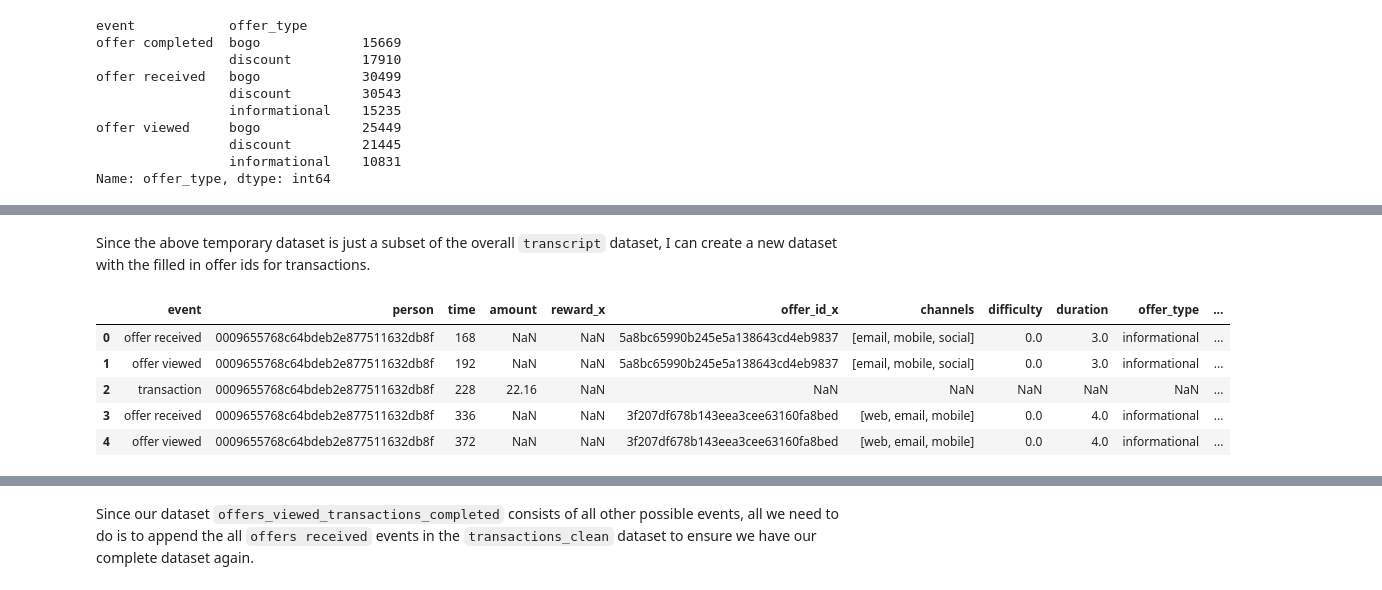
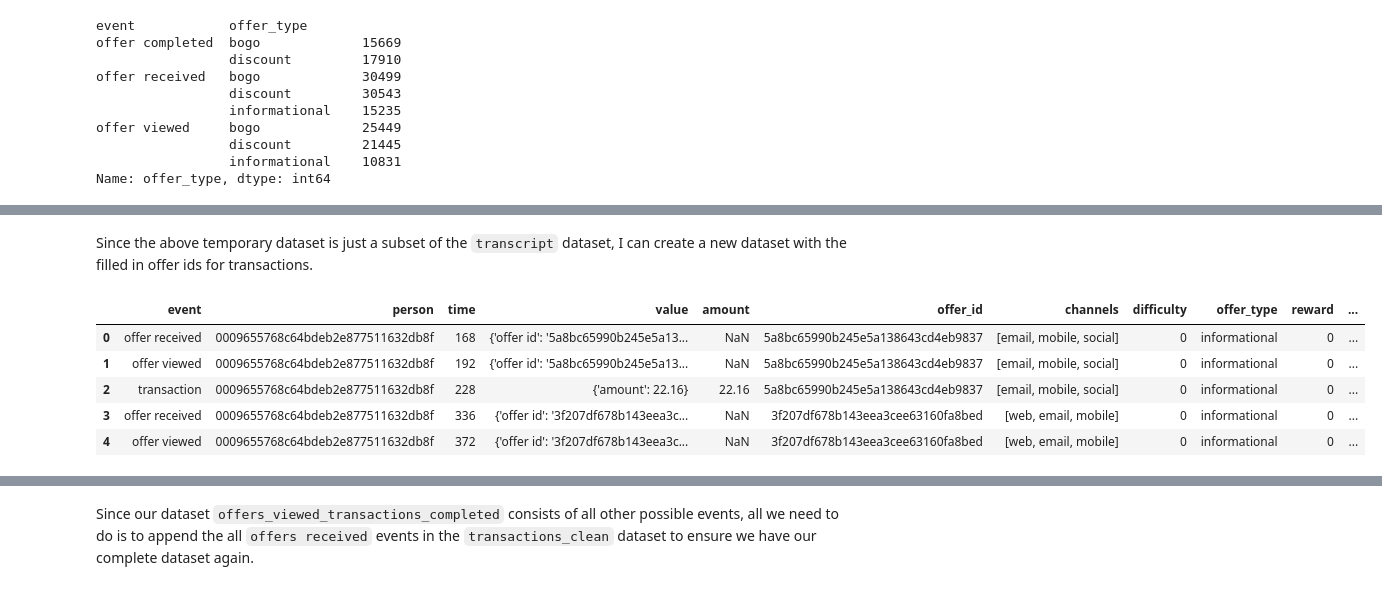
Before and after one commit to syuenloh/UdacityDataScientistCapstone, a Jupyter notebook: Starbucks_Capstone_Report.ipynb, the cells around one changed output, grey strips where cells are left out. Cells and saved outputs as stored; diff of their text form; code cells hidden in the pictures.

```diff
--- a/Starbucks_Capstone_Report.ipynb
+++ b/Starbucks_Capstone_Report.ipynb
@@ -336,16 +383,28 @@ Then, I can use pandas' `ffill()` method to fill every transaction with the offe
 # %%
-#filter dataset for transactions that occur after an offer is viewed, forward fill offer ids
-offers_view_transacted=transcript[['time','offer_id','person','event']][(transcript['event']=='transaction') | (transcript['event']=='offer viewed')].ffill()
+#filter dataset for transactions that occur after an offer is viewed, forward fill offer ids by person
+offers_view_transacted=transcript[['time','offer_id','person','event']][(transcript['event']=='transaction') | (transcript['event']=='offer viewed')].groupby(['person','offer_id']).ffill()
+offers_view_transacted['offer_id']=offers_view_transacted['offer_id'].ffill()
 # %% [markdown]
-Since the above temporary dataset is just a subset of the overall `transcript` dataset, I can create a new dataset with the filled in offer ids for transactions.
+Since the above temporary dataset is just a subset of the `transcript` dataset, I can create a new dataset with the filled in offer ids for transactions.
 # %%
-transactions_clean=transcript.merge(offers_view_transacted,how='left',on=['person','time','event'])
+transcript=transcript.merge(offers_view_transacted,how='left',on=['person','time','event'])
+# %%
+#clean up dataset to unify multiple offer_id columns into one column
+transcript['offer_id']=np.where(transcript['offer_id_x'].isnull(),transcript['offer_id_y'],transcript['offer_id_x'])
+
+drop_cols(['offer_id_x','offer_id_y'],transcript,inplace=True);
+# %%
+#merge portfolio dataset again to get offer data for the transaction events
+transcript=transcript.merge(portfolio,how='left',on='offer_id')
+transcript['duration']=np.where(transcript['duration_x'].isnull(),transcript['duration_y'],transcript['duration_x'])
+drop_cols(['duration_x','offer_type_x','difficulty_x','channels_x','duration_y'],transcript,inplace=True);
+transcript.rename(columns={'channels_y':'channels','reward_y':'reward','difficulty_y':'difficulty','offer_type_y':'offer_type'},inplace=True)
 # %%
-transactions_clean.head()
+transcript.head()
 # %% [output]
-|  | event | person | time | amount | reward_x | offer_id_x | channels | difficulty | duration | offer_type | ... |
-| 0 | offer received | 0009655768c64bdeb2e877511632db8f | 168 | NaN | NaN | 5a8bc65990b245e5a138643cd4eb9837 | [email, mobile, social] | 0.0 | 3.0 | informational | ... |
-| 1 | offer viewed | 0009655768c64bdeb2e877511632db8f | 192 | NaN | NaN | 5a8bc65990b245e5a138643cd4eb9837 | [email, mobile, social] | 0.0 | 3.0 | informational | ... |
-| 2 | transaction | 0009655768c64bdeb2e877511632db8f | 228 | 22.16 | NaN | NaN | NaN | NaN | NaN | NaN | ... |
-| 3 | offer received | 0009655768c64bdeb2e877511632db8f | 336 | NaN | NaN | 3f207df678b143eea3cee63160fa8bed | [web, email, mobile] | 0.0 | 4.0 | informational | ... |
-| 4 | offer viewed | 0009655768c64bdeb2e877511632db8f | 372 | NaN | NaN | 3f207df678b143eea3cee63160fa8bed | [web, email, mobile] | 0.0 | 4.0 | informational | ... |
+|  | event | person | time | value | amount | offer_id | channels | difficulty | offer_type | reward | ... |
+| 0 | offer received | 0009655768c64bdeb2e877511632db8f | 168 | {'offer id': '5a8bc65990b245e5a13... | NaN | 5a8bc65990b245e5a138643cd4eb9837 | [email, mobile, social] | 0 | informational | 0 | ... |
+| 1 | offer viewed | 0009655768c64bdeb2e877511632db8f | 192 | {'offer id': '5a8bc65990b245e5a13... | NaN | 5a8bc65990b245e5a138643cd4eb9837 | [email, mobile, social] | 0 | informational | 0 | ... |
+| 2 | transaction | 0009655768c64bdeb2e877511632db8f | 228 | {'amount': 22.16} | 22.16 | 5a8bc65990b245e5a138643cd4eb9837 | [email, mobile, social] | 0 | informational | 0 | ... |
+| 3 | offer received | 0009655768c64bdeb2e877511632db8f | 336 | {'offer id': '3f207df678b143eea3c... | NaN | 3f207df678b143eea3cee63160fa8bed | [web, email, mobile] | 0 | informational | 0 | ... |
+| 4 | offer viewed | 0009655768c64bdeb2e877511632db8f | 372 | {'offer id': '3f207df678b143eea3c... | NaN | 3f207df678b143eea3cee63160fa8bed | [web, email, mobile] | 0 | informational | 0 | ... |
```
Also changed, not shown: parts of 209 cells of this notebook, 1 other file.
